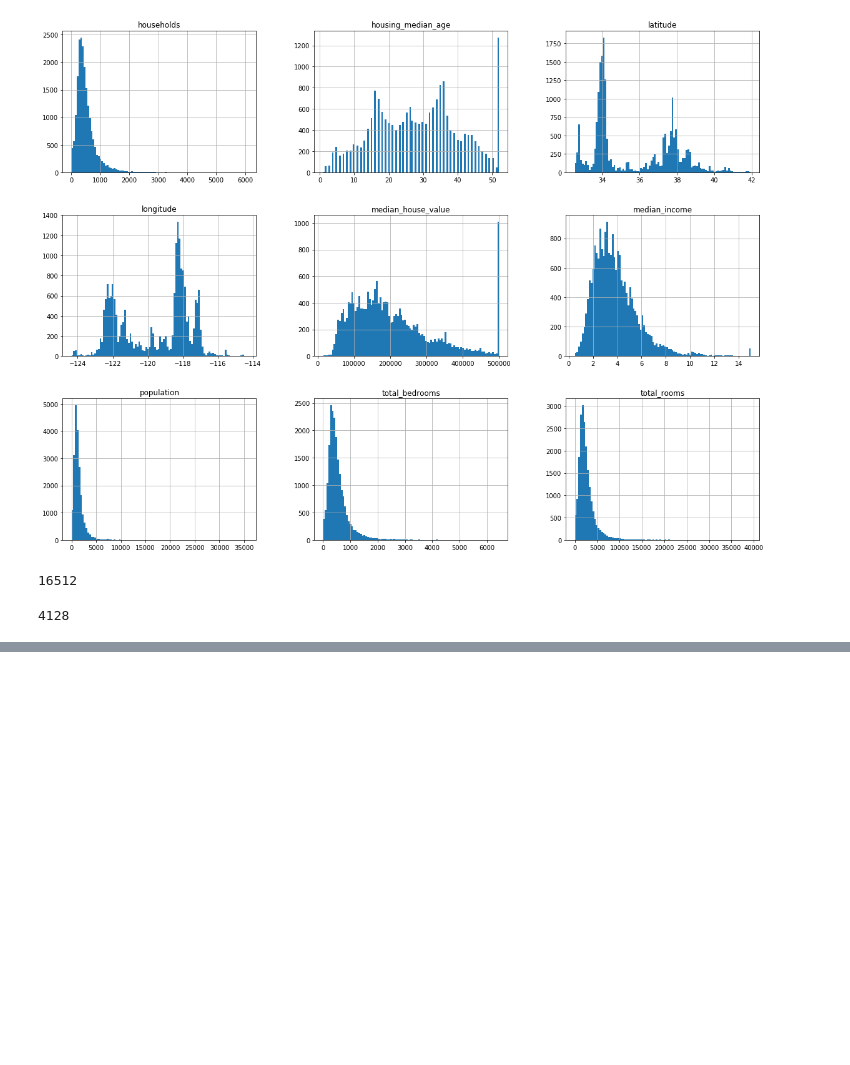
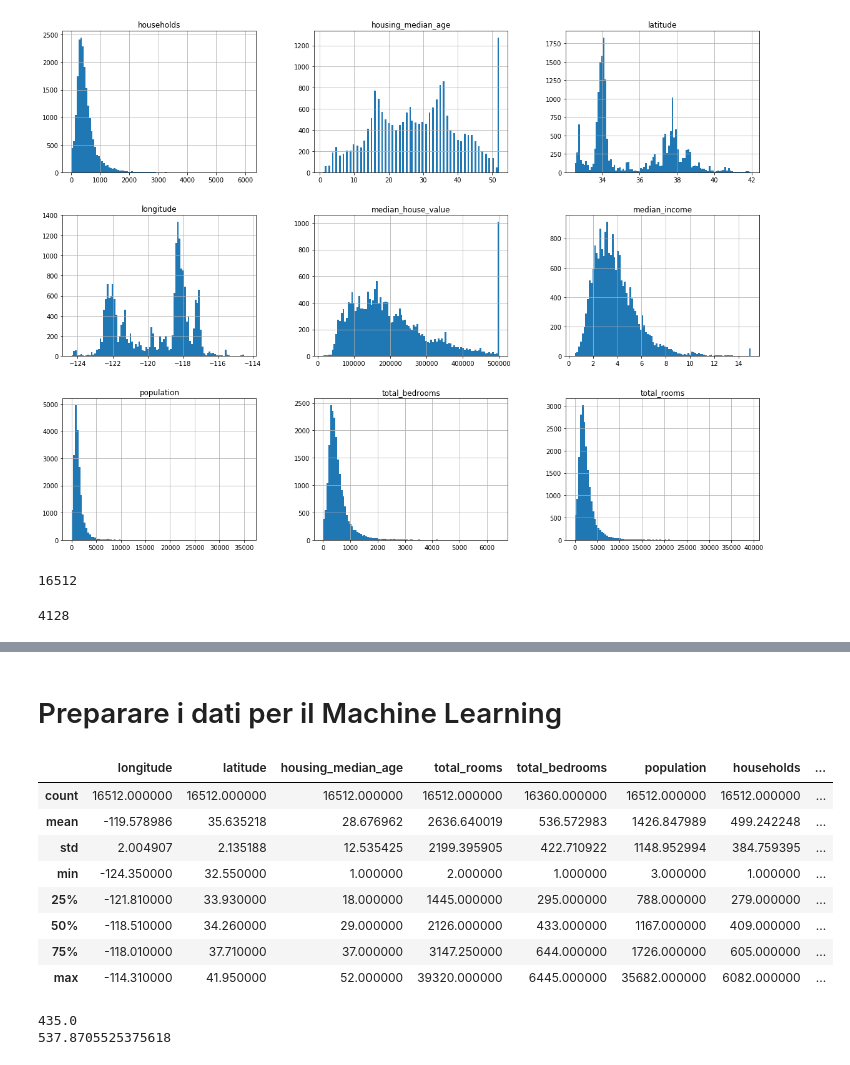
Before and after one commit to danidemi/tutorial-machine-learning, a Jupyter notebook: ml-esercizio-california.ipynb, the cells around one changed output, grey strips where cells are left out. Saved outputs shown, nothing was run; the diff lists cells and outputs as text; code cells hidden in the pictures; blank space fills up the shorter version.

```diff
--- a/ml-esercizio-california.ipynb
+++ b/ml-esercizio-california.ipynb
@@ -159,0 +250,21 @@ train_set.plot(kind="scatter", x="longitude", y="latitude", alpha=0.5, s=housing
+# %% [markdown]
+# Preparare i dati per il Machine Learning
+# %%
+# check total_bedrooms count. It is not the same that other fields. So some data is missing there
+train_set.describe()
+# %% [output]
+|  | longitude | latitude | housing_median_age | total_rooms | total_bedrooms | population | households | ... |
+| count | 16512.000000 | 16512.000000 | 16512.000000 | 16512.000000 | 16360.000000 | 16512.000000 | 16512.000000 | ... |
+| mean | -119.578986 | 35.635218 | 28.676962 | 2636.640019 | 536.572983 | 1426.847989 | 499.242248 | ... |
+| std | 2.004907 | 2.135188 | 12.535425 | 2199.395905 | 422.710922 | 1148.952994 | 384.759395 | ... |
+| min | -124.350000 | 32.550000 | 1.000000 | 2.000000 | 1.000000 | 3.000000 | 1.000000 | ... |
+| 25% | -121.810000 | 33.930000 | 18.000000 | 1445.000000 | 295.000000 | 788.000000 | 279.000000 | ... |
+| 50% | -118.510000 | 34.260000 | 29.000000 | 2126.000000 | 433.000000 | 1167.000000 | 409.000000 | ... |
+| 75% | -118.010000 | 37.710000 | 37.000000 | 3147.250000 | 644.000000 | 1726.000000 | 605.000000 | ... |
+| max | -114.310000 | 41.950000 | 52.000000 | 39320.000000 | 6445.000000 | 35682.000000 | 6082.000000 | ... |
+# %%
+print( housing["total_bedrooms"].median() ) # median, split the population in half, usually a better suited value.
+print( housing["total_bedrooms"].mean() ) # mean / average
+# %% [output]
+435.0
+537.8705525375618
```
Also changed, not shown: parts of 21 cells of this notebook, 4 other files.
